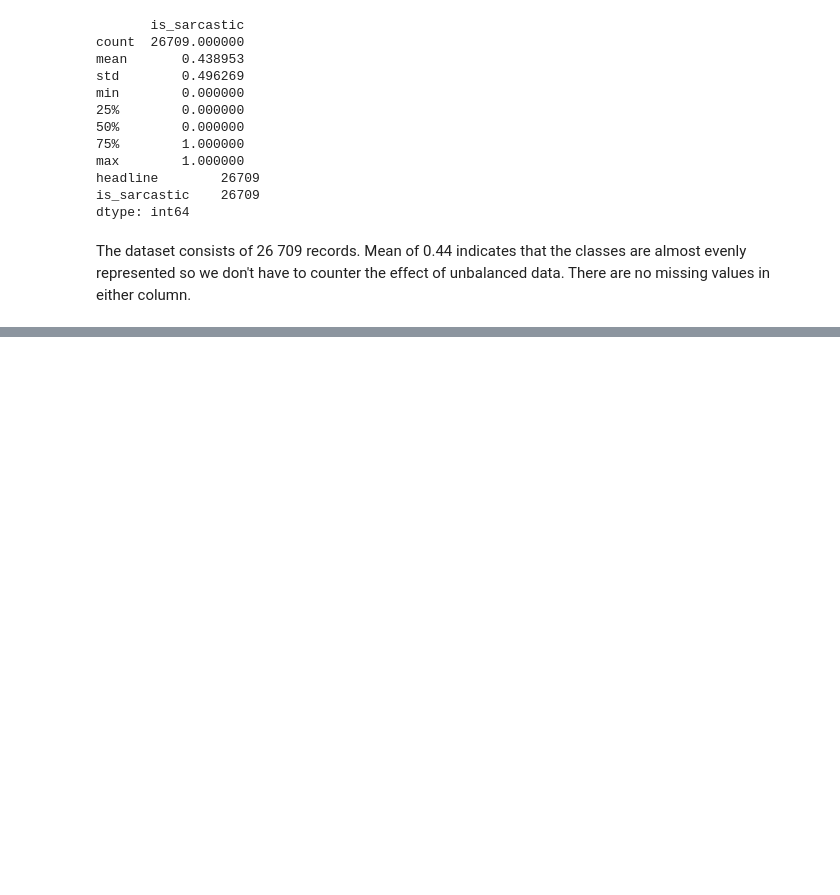
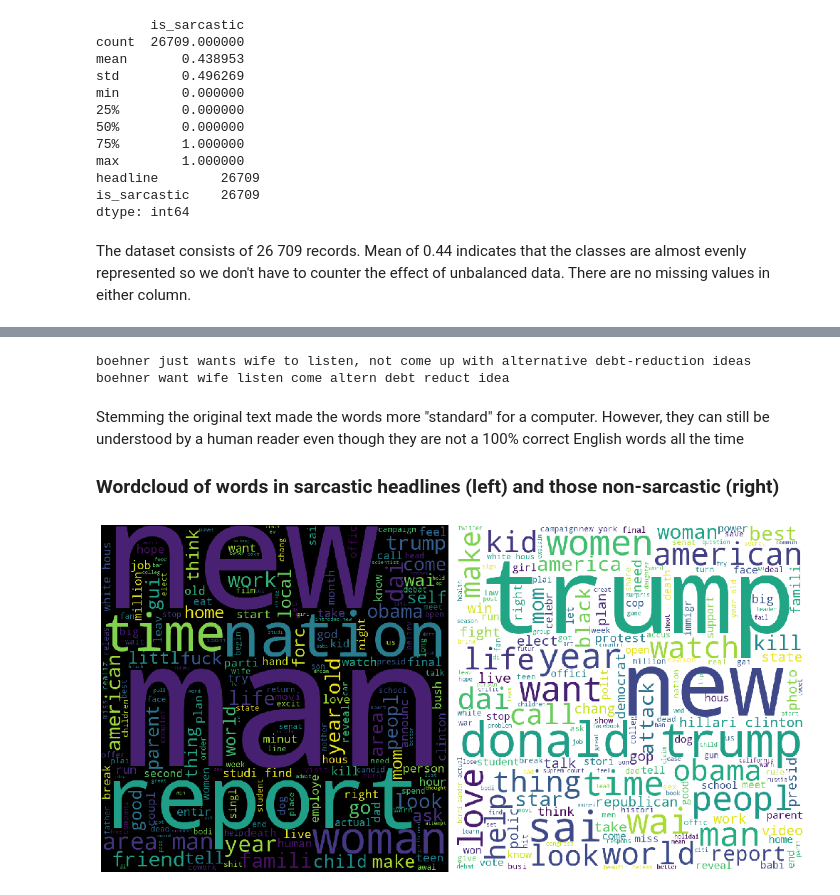
Before and after one commit to mbalcerzak/Code4Life_MAB, a Jupyter notebook: Task2.ipynb, the cells around one changed output, grey strips where cells are left out. Cells and saved outputs as stored; diff of their text form; code cells hidden in the pictures; blank space fills up the shorter version.

```diff
--- a/Task2.ipynb
+++ b/Task2.ipynb
@@ -61,5 +53,3 @@ df.to_csv('dataframe2.csv', index = False) #temporary
-# %%
-df = pd.read_csv('dataframe2.csv')
 # %% [markdown]
 ## Exploratory Data Analysis
 # %%
@@ -93,0 +103,11 @@ https://www.kaggle.com/kashnitsky/a4-demo-sarcasm-detection-with-logit-solution
+# %%
+df['clean_headline'] = df['headline'].apply(lambda x: clean_text(x))
+print(df['headline'][3])
+print(df['clean_headline'][3])
+# %% [output]
+boehner just wants wife to listen, not come up with alternative debt-reduction ideas
+boehner want wife listen come altern debt reduct idea
+# %% [markdown]
+Stemming the original text made the words more "standard" for a computer. However, they can still be understood by a human reader even though they are not a 100% correct English words all the time
+
+### Wordcloud of words in sarcastic headlines (left) and those non-sarcastic (right)
@@ -93,0 +120,30 @@ https://www.kaggle.com/kashnitsky/a4-demo-sarcasm-detection-with-logit-solution
+# %%
+def create_wordcloud(sarcastic, background = 'white'):
+
+    wordlist = df['clean_headline'][df['is_sarcastic'] == sarcastic].tolist()
+    lstring = ' '.join(wordlist)
+
+    wordcloud = WordCloud(width = 800, height = 800,
+                    background_color = background,
+                    random_state = 42,
+                    min_font_size = 10).generate(lstring)
+    return wordcloud
+
+wordcloud_s = create_wordcloud(sarcastic = True, background = 'black')
+wordcloud_ns = create_wordcloud(sarcastic = False)
+# %%
+plt.figure(figsize = (14, 8), facecolor = None)
+
+plt.subplot(1, 2, 1)
+plt.imshow(wordcloud_s)
+plt.axis("off")
+
+plt.subplot(1, 2, 2)
+plt.imshow(wordcloud_ns)
+plt.axis("off")
+
+plt.tight_layout()
+
+plt.show()
+# %% [output]
+[figure, added]
```
Also changed, not shown: parts of 21 cells of this notebook, 1 other file.
